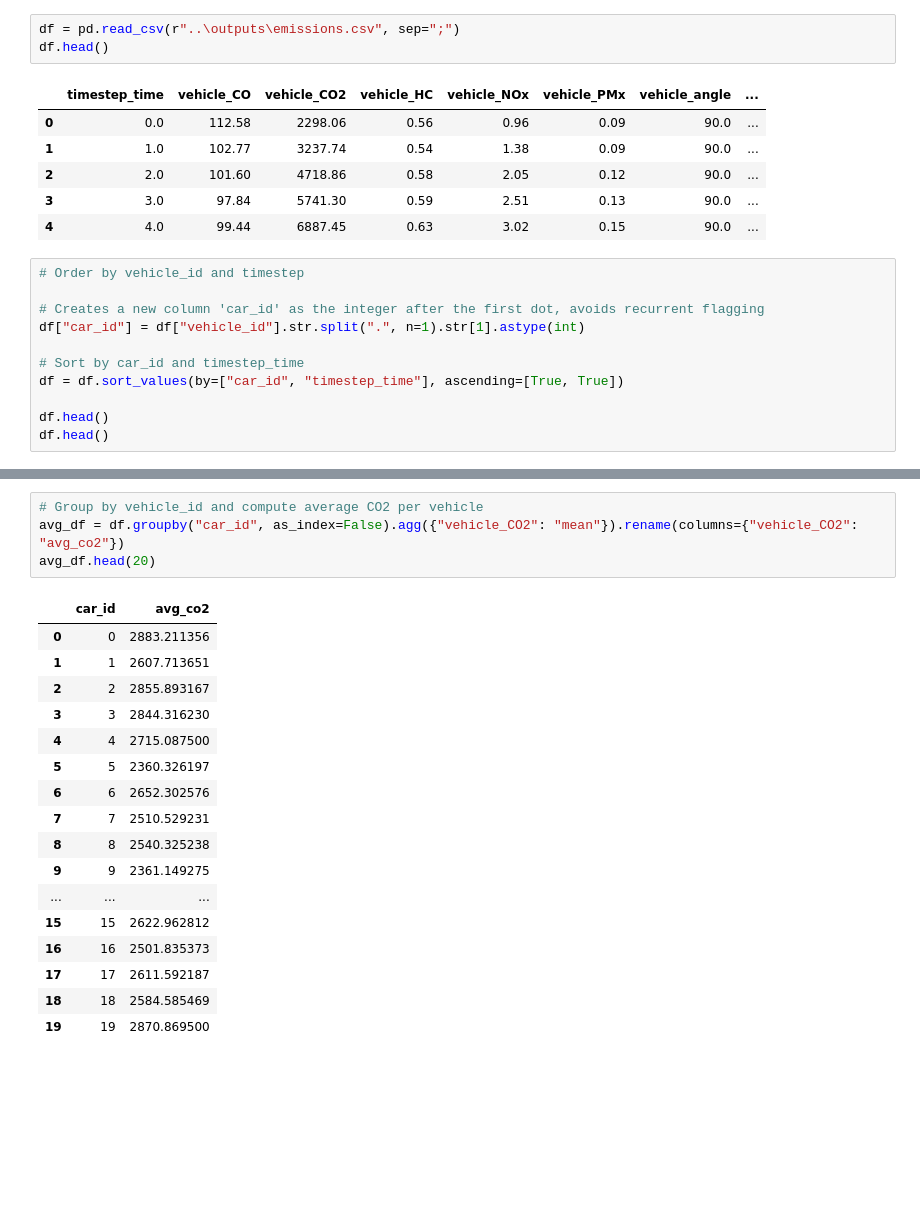
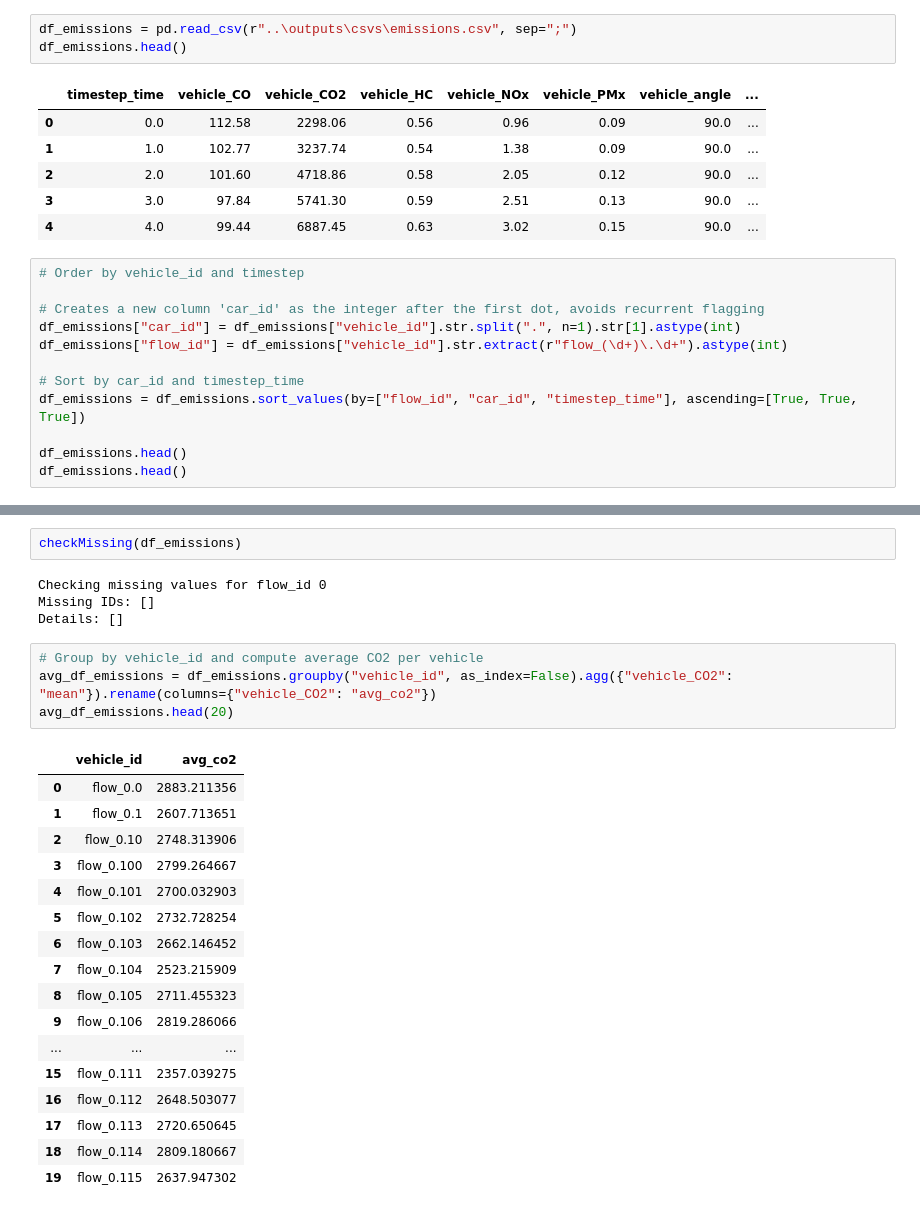
Before and after one commit to Maguids/TrafficCongestionPoliciesEffect-SimulationAndModelling, a Jupyter notebook: Working_manhattan/cleanup/preprocess.ipynb, the cells around one changed output, grey strips where cells are left out. Saved outputs shown, nothing was run; the diff lists cells and outputs as text; blank space fills up the shorter version.

```diff
--- a/Working_manhattan/cleanup/preprocess.ipynb
+++ b/Working_manhattan/cleanup/preprocess.ipynb
@@ -3,6 +5,6 @@ import pandas as pd
 # %%
-df = pd.read_csv(r"..\outputs\emissions.csv", sep=";")
-df.head()
+df_emissions = pd.read_csv(r"..\outputs\csvs\emissions.csv", sep=";")
+df_emissions.head()
 # %% [output]
 |  | timestep_time | vehicle_CO | vehicle_CO2 | vehicle_HC | vehicle_NOx | vehicle_PMx | vehicle_angle | ... |
 | 0 | 0.0 | 112.58 | 2298.06 | 0.56 | 0.96 | 0.09 | 90.0 | ... |
@@ -14,13 +16,14 @@ df.head()
 # Order by vehicle_id and timestep
 
 # Creates a new column 'car_id' as the integer after the first dot, avoids recurrent flagging
-df["car_id"] = df["vehicle_id"].str.split(".", n=1).str[1].astype(int)
+df_emissions["car_id"] = df_emissions["vehicle_id"].str.split(".", n=1).str[1].astype(int)
+df_emissions["flow_id"] = df_emissions["vehicle_id"].str.extract(r"flow_(\d+)\.\d+").astype(int)
 
 # Sort by car_id and timestep_time
-df = df.sort_values(by=["car_id", "timestep_time"], ascending=[True, True])
+df_emissions = df_emissions.sort_values(by=["flow_id", "car_id", "timestep_time"], ascending=[True, True, True])
 
-df.head()
-df.head()
+df_emissions.head()
+df_emissions.head()
 # %% [output]
 |  | timestep_time | vehicle_CO | vehicle_CO2 | vehicle_HC | vehicle_NOx | vehicle_PMx | vehicle_angle | ... |
 | 0 | 0.0 | 112.58 | 2298.06 | 0.56 | 0.96 | 0.09 | 90.0 | ... |
@@ -46,22 +52,28 @@ Details: []
+# %%
+checkMissing(df_emissions)
+# %% [output]
+Checking missing values for flow_id 0
+Missing IDs: []
+Details: []
 # %%
 # Group by vehicle_id and compute average CO2 per vehicle
-avg_df = df.groupby("car_id", as_index=False).agg({"vehicle_CO2": "mean"}).rename(columns={"vehicle_CO2": "avg_co2"})
-avg_df.head(20)
+avg_df_emissions = df_emissions.groupby("vehicle_id", as_index=False).agg({"vehicle_CO2": "mean"}).rename(columns={"vehicle_CO2": "avg_co2"})
+avg_df_emissions.head(20)
 # %% [output]
-|  | car_id | avg_co2 |
-| 0 | 0 | 2883.211356 |
-| 1 | 1 | 2607.713651 |
-| 2 | 2 | 2855.893167 |
-| 3 | 3 | 2844.316230 |
-| 4 | 4 | 2715.087500 |
-| 5 | 5 | 2360.326197 |
-| 6 | 6 | 2652.302576 |
-| 7 | 7 | 2510.529231 |
-| 8 | 8 | 2540.325238 |
-| 9 | 9 | 2361.149275 |
+|  | vehicle_id | avg_co2 |
+| 0 | flow_0.0 | 2883.211356 |
+| 1 | flow_0.1 | 2607.713651 |
+| 2 | flow_0.10 | 2748.313906 |
+| 3 | flow_0.100 | 2799.264667 |
+| 4 | flow_0.101 | 2700.032903 |
+| 5 | flow_0.102 | 2732.728254 |
+| 6 | flow_0.103 | 2662.146452 |
+| 7 | flow_0.104 | 2523.215909 |
+| 8 | flow_0.105 | 2711.455323 |
+| 9 | flow_0.106 | 2819.286066 |
 | ... | ... | ... |
-| 15 | 15 | 2622.962812 |
-| 16 | 16 | 2501.835373 |
-| 17 | 17 | 2611.592187 |
-| 18 | 18 | 2584.585469 |
-| 19 | 19 | 2870.869500 |
+| 15 | flow_0.111 | 2357.039275 |
+| 16 | flow_0.112 | 2648.503077 |
+| 17 | flow_0.113 | 2720.650645 |
+| 18 | flow_0.114 | 2809.180667 |
+| 19 | flow_0.115 | 2637.947302 |
```
Also changed, not shown: parts of 10 cells of this notebook, 11 other files.
